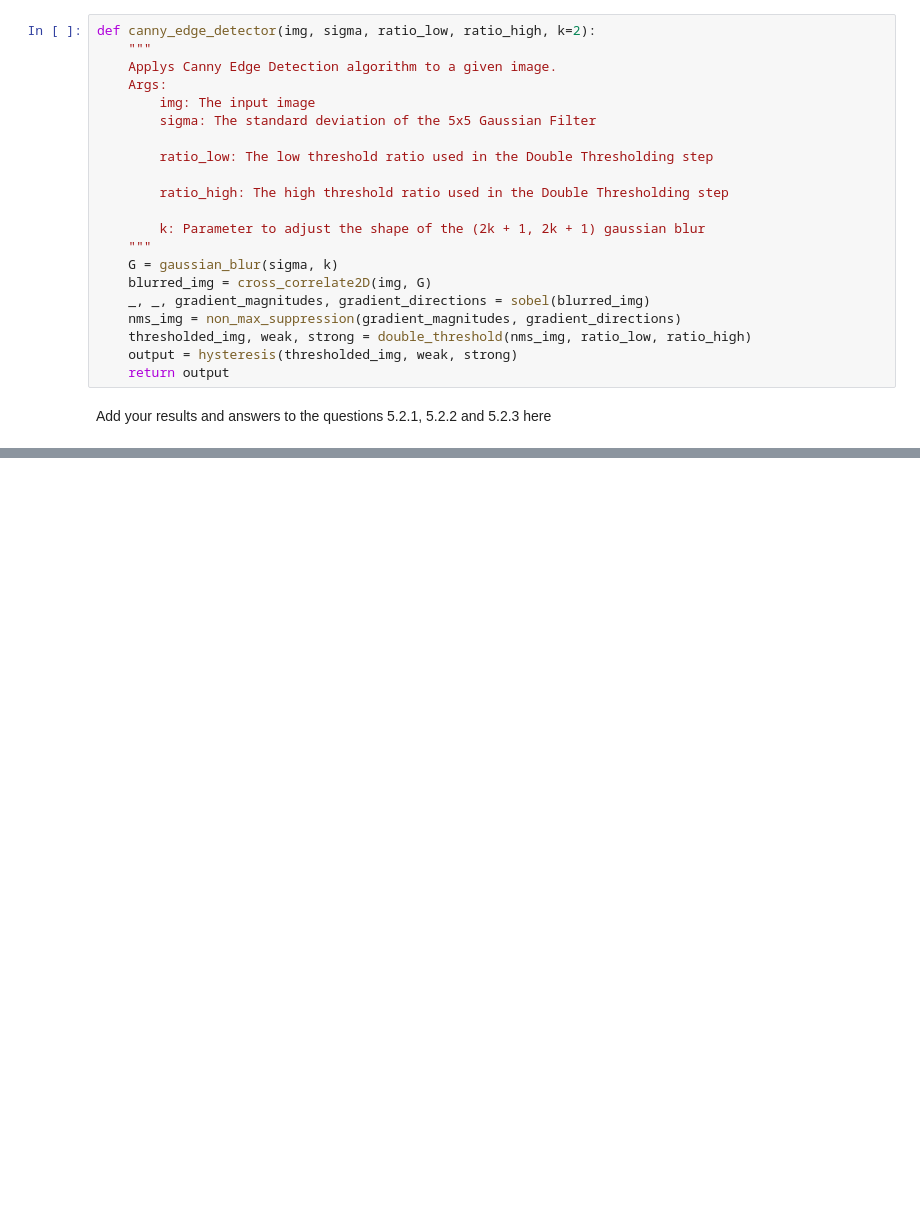
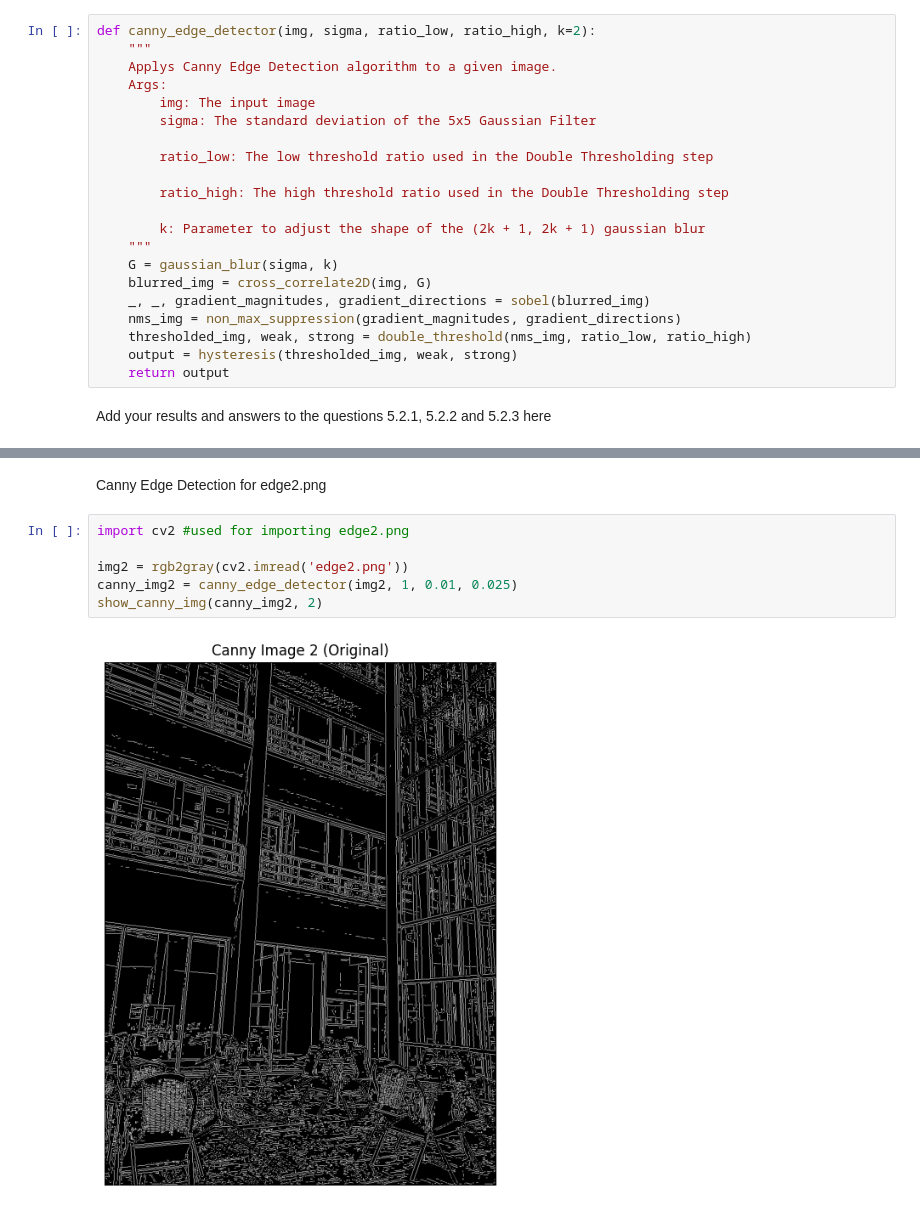
Before and after one commit to va9id/computer-vision, a Jupyter notebook: assignment1/Canny.ipynb, the cells around one changed output, grey strips where cells are left out. Cells and saved outputs as stored; diff of their text form; blank space fills up the shorter version.

```diff
--- a/assignment1/Canny.ipynb
+++ b/assignment1/Canny.ipynb
@@ -197,0 +266,10 @@ Add your results and answers to the questions 5.2.1, 5.2.2 and 5.2.3 here
+# %% [markdown]
+Canny Edge Detection for edge2.png
+# %%
+import cv2 #used for importing edge2.png
+
+img2 = rgb2gray(cv2.imread('edge2.png'))
+canny_img2 = canny_edge_detector(img2, 1, 0.01, 0.025)
+show_canny_img(canny_img2, 2)
+# %% [output]
+[figure, added]
```
Also changed, not shown: parts of 15 cells of this notebook, 5 other files.
